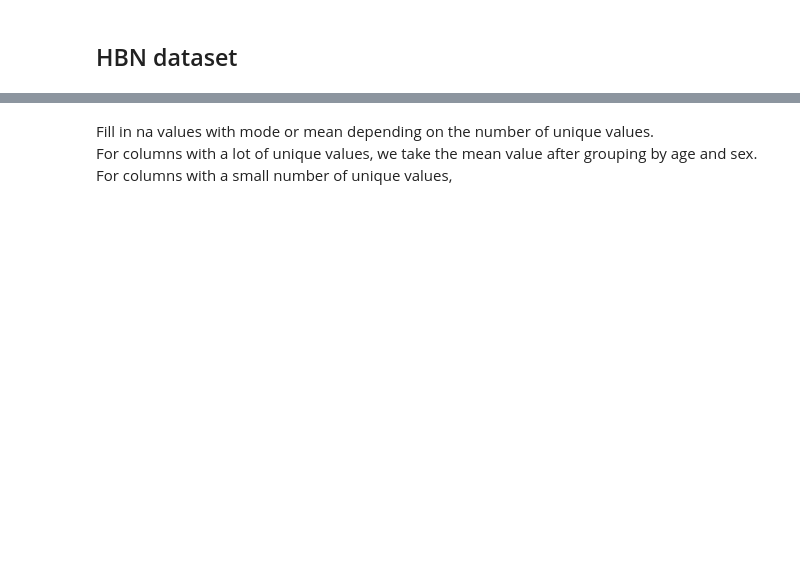
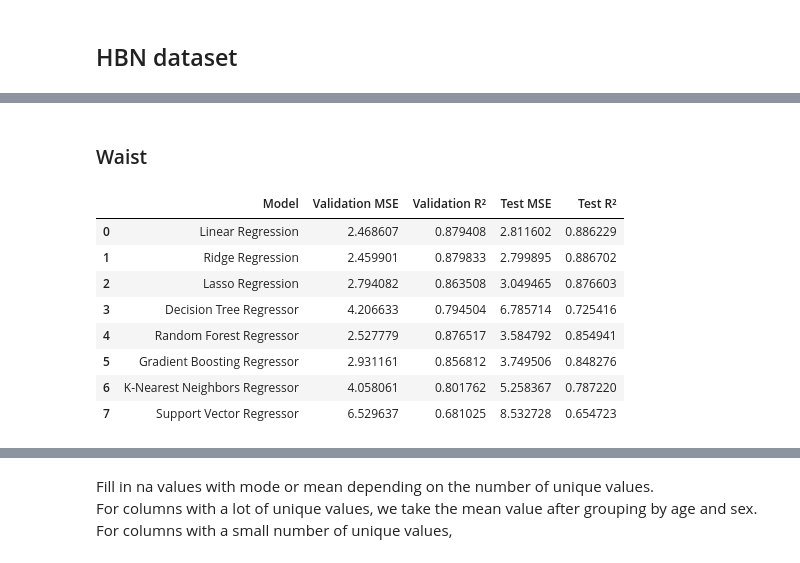
Before and after one commit to ASilins/mal1-2024, a Jupyter notebook: final project/analysis_ML_models.ipynb, the cells around one changed output, grey strips where cells are left out. Cells and saved outputs as stored; diff of their text form; code cells hidden in the pictures; blank space fills up the shorter version.

```diff
--- a/final project/analysis_ML_models.ipynb
+++ b/final project/analysis_ML_models.ipynb
@@ -50,0 +213,2 @@ hbn_df = pd.read_csv("train.csv")
+# %%
+age_groups = sorted(hbn_df['Basic_Demos-Age'].unique().tolist())
@@ -50,0 +320,53 @@ hbn_df = pd.read_csv("train.csv")
+# %% [markdown]
+### Waist
+# %%
+# Getting correlation columns
+correlation_matrix = hbn_df.drop(columns=['id']).corr()
+waist_corr = correlation_matrix['Physical-Waist_Circumference']
+waist_corr_columns = waist_corr[waist_corr.abs() > 0.5].index.tolist()
+waist_corr_columns.remove('Physical-Waist_Circumference')
+waist_corr_columns.remove('BIA-BIA_DEE')
+waist_corr_columns.remove('BIA-BIA_FFMI')
+waist_corr_columns.remove('Physical-BMI')
+# %%
+training_df = hbn_df.copy()
+training_df.dropna(subset=waist_corr_columns + ['Physical-Waist_Circumference'], inplace=True)
+prediction_df = hbn_df[hbn_df['Physical-Waist_Circumference'].isnull()].dropna(subset=waist_corr_columns)
+# %%
+X = training_df[waist_corr_columns].values
+y = training_df['Physical-Waist_Circumference'].values
+
+X_train, X_temp, y_train, y_temp = train_test_split(X, y, test_size=0.4, random_state=42)
+X_val, X_test, y_val, y_test = train_test_split(X_temp, y_temp, test_size=0.5, random_state=42)
+# %%
+results = []
+
+for model_name, model in regression_models.items():
+    model.fit(X_train, y_train)
+    y_val_pred = model.predict(X_val)
+    val_mse = mean_squared_error(y_val, y_val_pred)
+    val_r2 = r2_score(y_val, y_val_pred)
+    y_test_pred = model.predict(X_test)
+    test_mse = mean_squared_error(y_test, y_test_pred)
+    test_r2 = r2_score(y_test, y_test_pred)
+
+    results.append({
+        'Model': model_name,
+        'Validation MSE': val_mse,
+        'Validation R²': val_r2,
+        'Test MSE': test_mse,
+        'Test R²': test_r2
+    })
+
+results_df = pd.DataFrame(results)
+display(results_df)
+# %% [output]
+|  | Model | Validation MSE | Validation R² | Test MSE | Test R² |
+| 0 | Linear Regression | 2.468607 | 0.879408 | 2.811602 | 0.886229 |
+| 1 | Ridge Regression | 2.459901 | 0.879833 | 2.799895 | 0.886702 |
+| 2 | Lasso Regression | 2.794082 | 0.863508 | 3.049465 | 0.876603 |
+| 3 | Decision Tree Regressor | 4.206633 | 0.794504 | 6.785714 | 0.725416 |
+| 4 | Random Forest Regressor | 2.527779 | 0.876517 | 3.584792 | 0.854941 |
+| 5 | Gradient Boosting Regressor | 2.931161 | 0.856812 | 3.749506 | 0.848276 |
+| 6 | K-Nearest Neighbors Regressor | 4.058061 | 0.801762 | 5.258367 | 0.787220 |
+| 7 | Support Vector Regressor | 6.529637 | 0.681025 | 8.532728 | 0.654723 |
```
Also changed, not shown: parts of 52 cells of this notebook, 1 other file.
